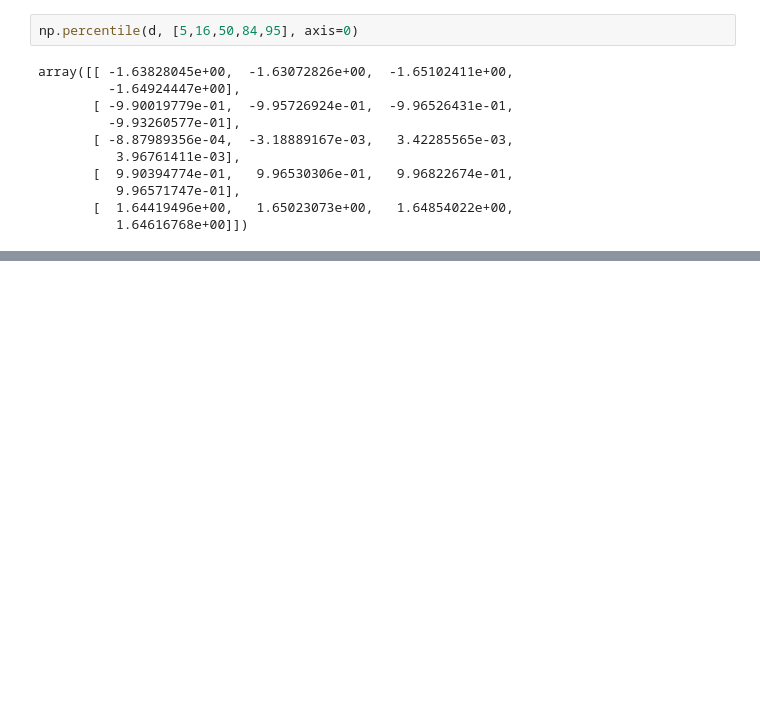
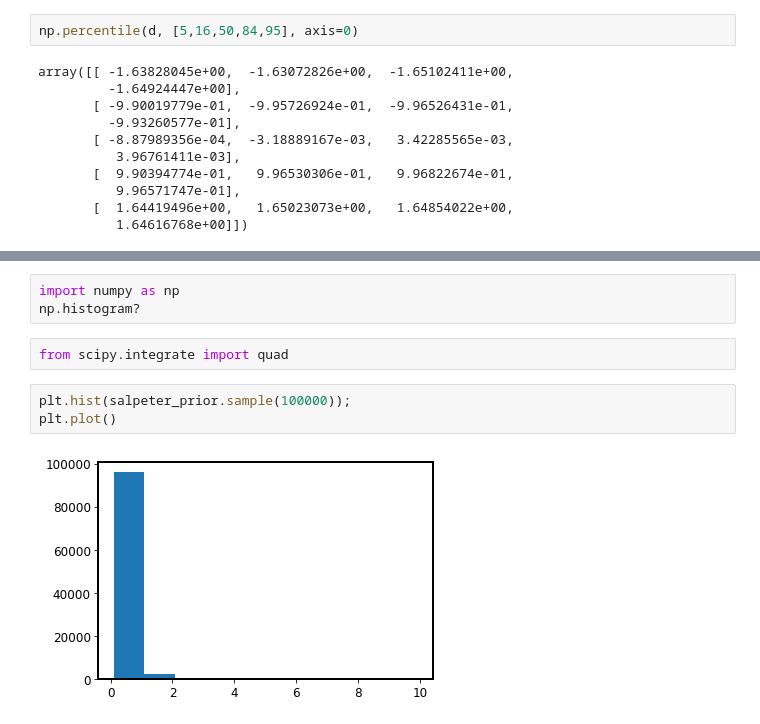
Before and after one commit to timothydmorton/isochrones, a Jupyter notebook: notebooks/tests.ipynb, the cells around one changed output, grey strips where cells are left out. Drawn from its saved outputs; the diff is of its cells as text; blank space fills up the shorter version.

```diff
--- a/notebooks/tests.ipynb
+++ b/notebooks/tests.ipynb
@@ -215,0 +437,10 @@ array([[ -1.63828045e+00,  -1.63072826e+00,  -1.65102411e+00,
+# %%
+import numpy as np
+np.histogram?
+# %%
+from scipy.integrate import quad
+# %%
+plt.hist(salpeter_prior.sample(100000));
+plt.plot()
+# %% [output]
+[figure, added]
```
Also changed, not shown: parts of 44 cells of this notebook, 3 other files.
